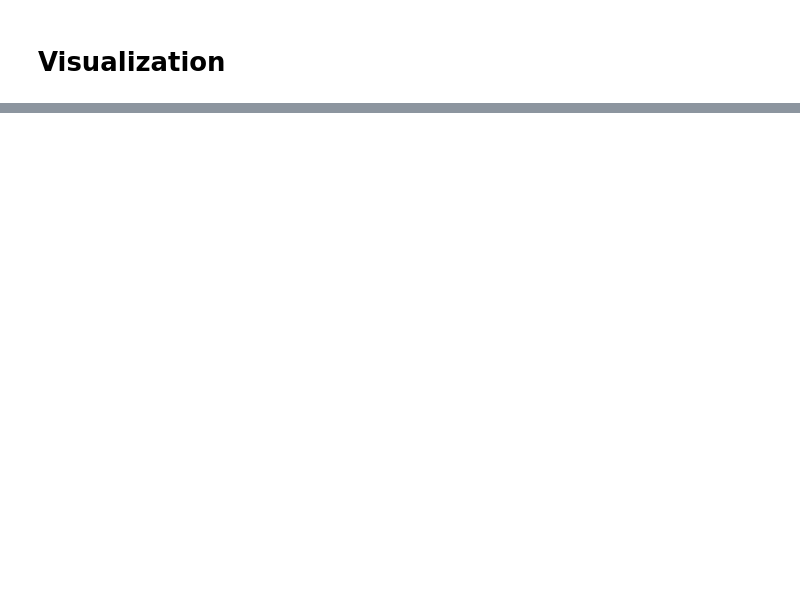
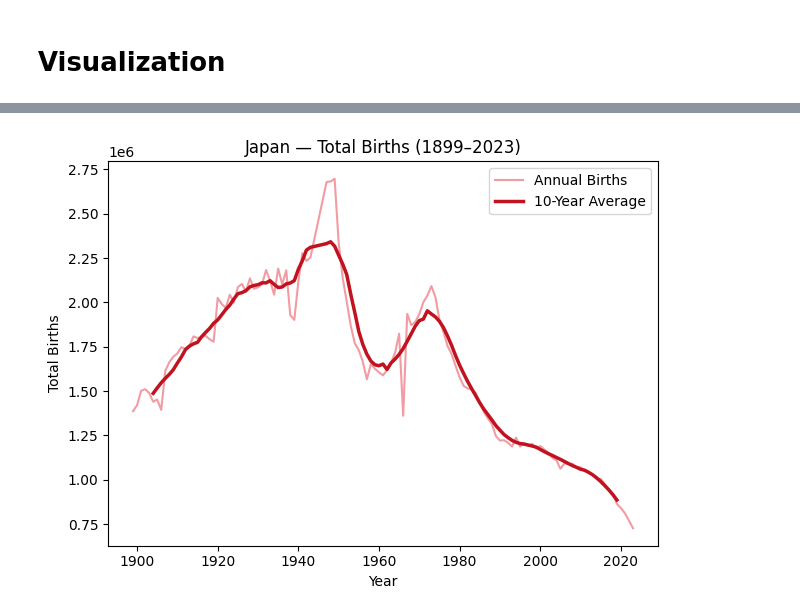
Before and after one commit to suzzzel5/Japan-Birth-Statistics-1899-2023-, a Jupyter notebook: notebooks/01_data_exploration.ipynb, the cells around one changed output, grey strips where cells are left out. Saved outputs shown, nothing was run; the diff lists cells and outputs as text; code cells hidden in the pictures; blank space fills up the shorter version.

```diff
--- a/notebooks/01_data_exploration.ipynb
+++ b/notebooks/01_data_exploration.ipynb
@@ -191,0 +284,11 @@ TypeError: float() argument must be a string or a real number, not 'method'
+# %%
+import numpy as np
+import pandas as pd
+import matplotlib.pyplot as plt
+import matplotlib.ticker as mticker
+
+df = pd.read_csv('../data/japan_birth_statistics_1899_2023.csv')
+df = df.sort_values('year').reset_index(drop=True)
+
+print(df['total_births'].dtype)
+print(df['total_births'].head())
@@ -191,0 +317,21 @@ TypeError: float() argument must be a string or a real number, not 'method'
+# %%
+#Add 10-Year Rolling Average
+rolling = df['total_births'].rolling(window=10, center=True).mean()
+
+fig, ax = plt.subplots()
+
+ax.plot(df['year'], df['total_births'],
+        color='#e63946', linewidth=1.5, alpha=0.5, label='Annual Births')
+
+ax.plot(df['year'], rolling,
+        color='#c1121f', linewidth=2.5, label='10-Year Average')
+
+ax.set_title('Japan — Total Births (1899–2023)')
+ax.set_xlabel('Year')
+ax.set_ylabel('Total Births')
+ax.legend()
+
+plt.tight_layout()
+plt.show()
+# %% [output]
+[figure, added]
```
Also changed, not shown: parts of 12 cells of this notebook, 1 other file.
